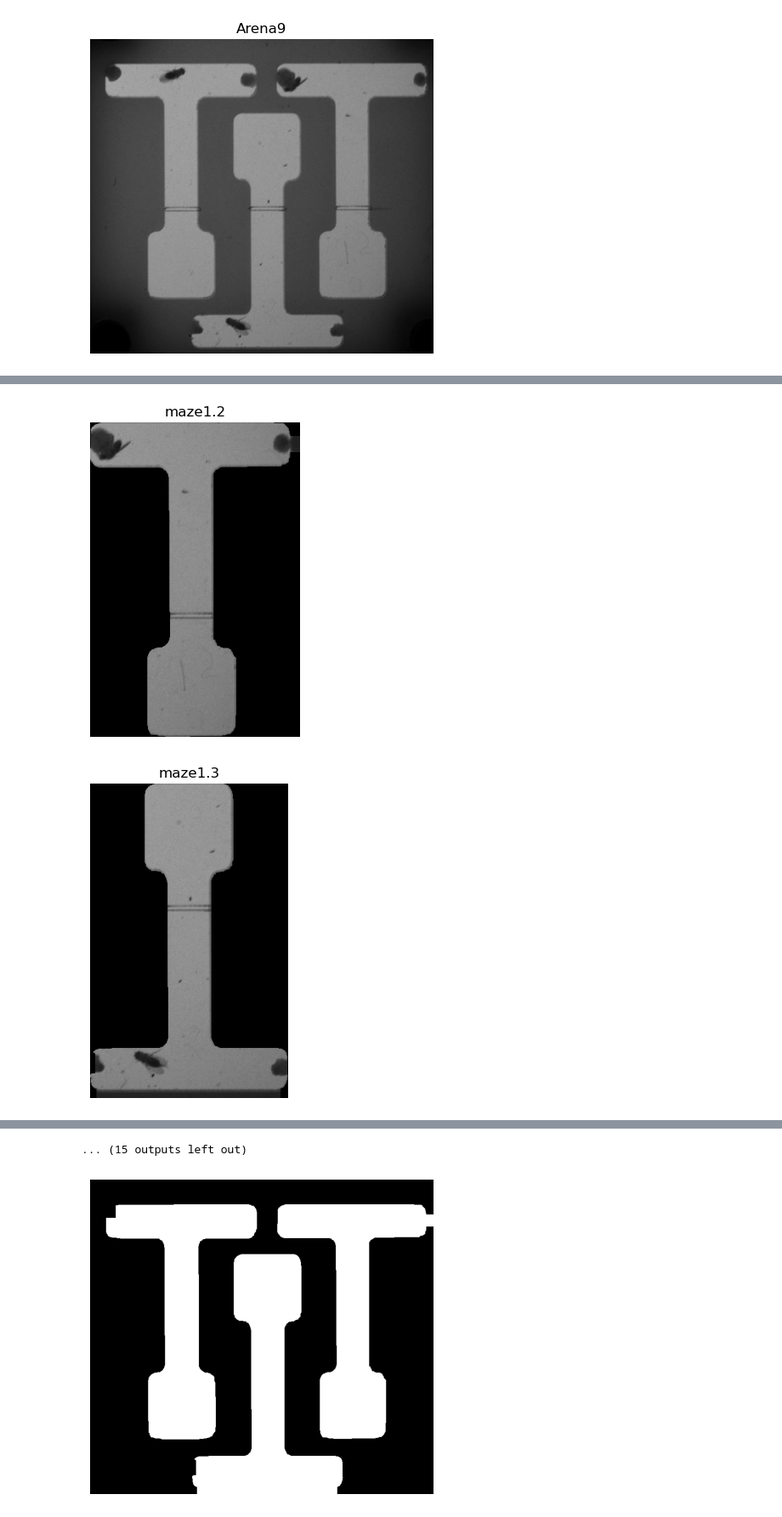
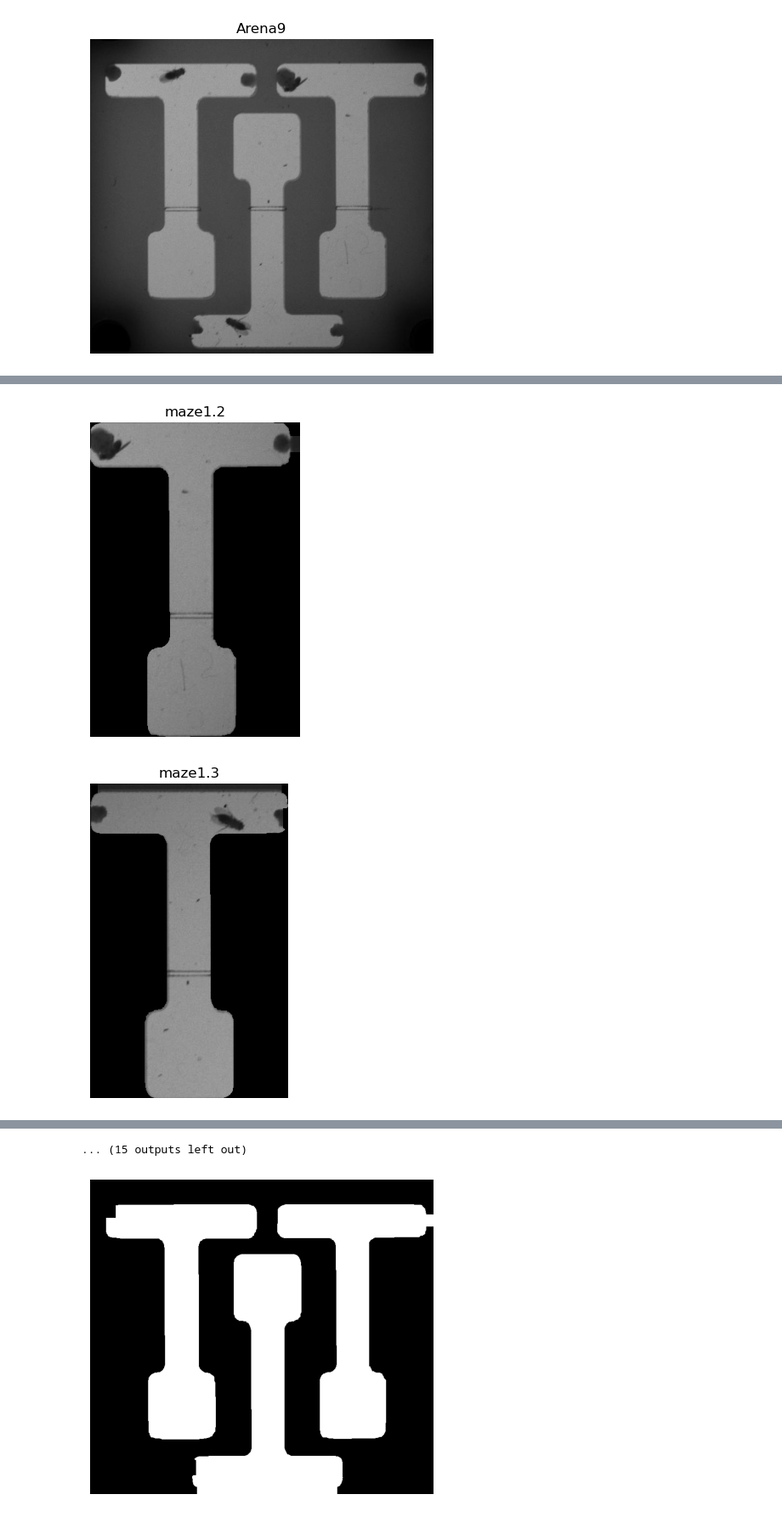
Before and after one commit to NeLy-EPFL/object_preference, a Jupyter notebook: Arenas_cropping.ipynb, the cells around one changed output, grey strips where cells are left out. Shown at 85% size. Drawn from its saved outputs; the diff is of its cells as text; code cells hidden in the pictures.

```diff
--- a/Arenas_cropping.ipynb
+++ b/Arenas_cropping.ipynb
@@ -170,36 +170,36 @@ for i in range(9):
 
         # Use bitwise AND operation to extract the shape
         shape = cv2.bitwise_and(arena, arena, mask=component_mask)
 
         shape_crop= shape[top:top+height, left:left+width]
         maze_name = f"maze{i+1}.{label}"
         maze_images[maze_name] = shape_crop
-
+        # Rotate the image
+        if label == 3:
+            shape_crop = cv2.rotate(shape_crop, cv2.ROTATE_180)
 
     #     # Save or process the extracted shape
     #     cv2.imwrite(f'shape_{label}.jpg', shape)
-
     #     # Print statistics
     #     print(f"Component {label}:")
     #     print(f"  Area: {area}")
     #     print(f"  Bounding Box: ({left}, {top}, {width}, {height})")
     #     print(f"  Centroid: ({centroid_x}, {centroid_y})")
-
     # # Show the result
     # cv2.imshow('Result', image)
     # cv2.waitKey(0)
     # cv2.destroyAllWindows()
 
         # Display the image
         fig, ax = plt.subplots()
         plt.axis("off")
         im = ax.imshow(shape_crop, cmap="gray", vmin=0, vmax = 255)
         plt.title(maze_name)
 
         plt.show()
 # %% [output]
 [figure]
 [figure]
-[figure, old version]
+[figure, new version]
 [figure]
 [figure]
```
Also changed, not shown: parts of 1 cell of this notebook.
